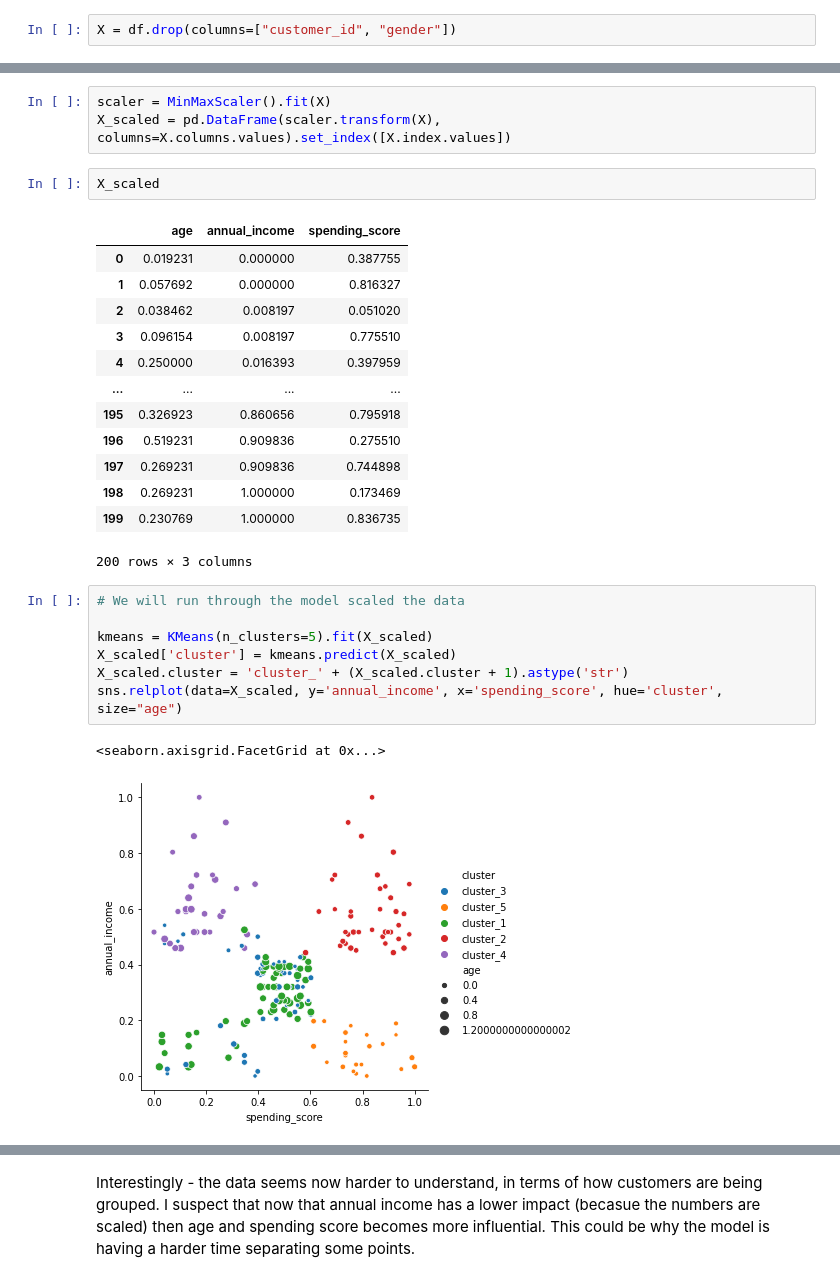
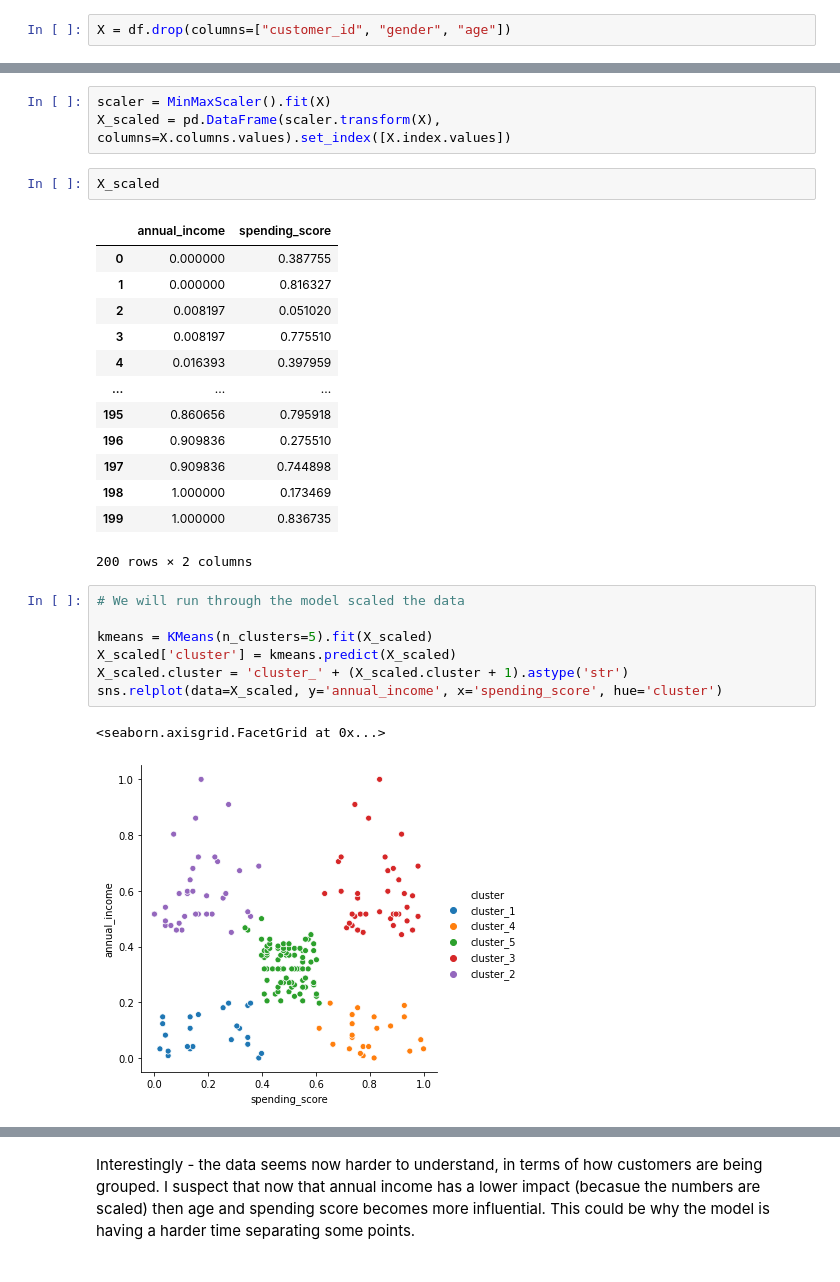
Before and after one commit to guedanie/ds-methodologies-exercises, a Jupyter notebook: clustering/modeling.ipynb, the cells around one changed output, grey strips where cells are left out. Saved outputs shown, nothing was run; the diff lists cells and outputs as text.

```diff
--- a/clustering/modeling.ipynb
+++ b/clustering/modeling.ipynb
@@ -134,7 +134,7 @@ df.head()
 # %% [markdown]
 We will try to clusters the data using only the continous variables (sans "customer_id").
 # %%
-X = df.drop(columns=["customer_id", "gender"])
+X = df.drop(columns=["customer_id", "gender", "age"])
 # %%
 # We will run through the model without scaling the data
 
@@ -182,29 +182,29 @@ X_scaled = pd.DataFrame(scaler.transform(X), columns=X.columns.values).set_index
 # %%
 X_scaled
 # %% [output]
-|  | age | annual_income | spending_score |
-| 0 | 0.019231 | 0.000000 | 0.387755 |
-| 1 | 0.057692 | 0.000000 | 0.816327 |
-| 2 | 0.038462 | 0.008197 | 0.051020 |
-| 3 | 0.096154 | 0.008197 | 0.775510 |
-| 4 | 0.250000 | 0.016393 | 0.397959 |
-| ... | ... | ... | ... |
-| 195 | 0.326923 | 0.860656 | 0.795918 |
-| 196 | 0.519231 | 0.909836 | 0.275510 |
-| 197 | 0.269231 | 0.909836 | 0.744898 |
-| 198 | 0.269231 | 1.000000 | 0.173469 |
-| 199 | 0.230769 | 1.000000 | 0.836735 |
+|  | annual_income | spending_score |
+| 0 | 0.000000 | 0.387755 |
+| 1 | 0.000000 | 0.816327 |
+| 2 | 0.008197 | 0.051020 |
+| 3 | 0.008197 | 0.775510 |
+| 4 | 0.016393 | 0.397959 |
+| ... | ... | ... |
+| 195 | 0.860656 | 0.795918 |
+| 196 | 0.909836 | 0.275510 |
+| 197 | 0.909836 | 0.744898 |
+| 198 | 1.000000 | 0.173469 |
+| 199 | 1.000000 | 0.836735 |
-200 rows × 3 columns
+200 rows × 2 columns
 # %%
 # We will run through the model scaled the data
 
 kmeans = KMeans(n_clusters=5).fit(X_scaled)
 X_scaled['cluster'] = kmeans.predict(X_scaled)
 X_scaled.cluster = 'cluster_' + (X_scaled.cluster + 1).astype('str')
-sns.relplot(data=X_scaled, y='annual_income', x='spending_score', hue='cluster', size="age")
+sns.relplot(data=X_scaled, y='annual_income', x='spending_score', hue='cluster')
 # %% [output]
 <seaborn.axisgrid.FacetGrid at 0x...>
-[figure, old version]
+[figure, new version]
 # %%
 # We will confirm using the "elbow curve"
 
```
Also changed, not shown: parts of 8 cells of this notebook.
